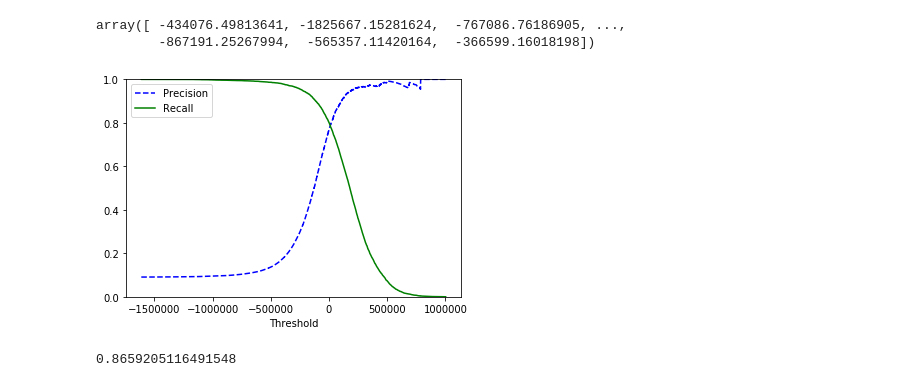
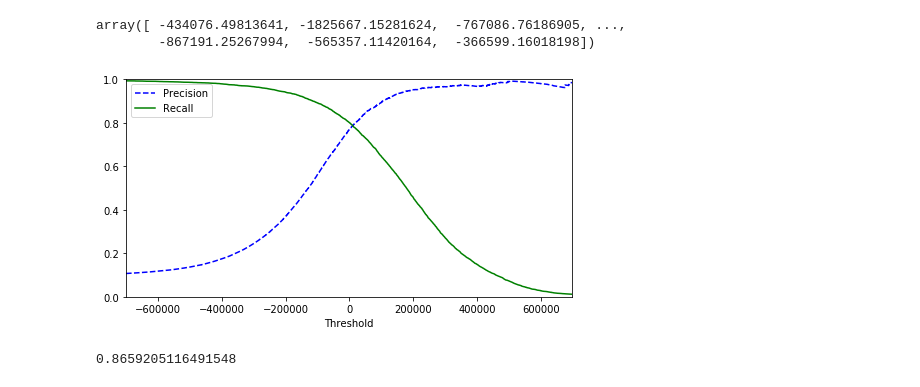
Before and after one commit to hankehly/handson-ml, a Jupyter notebook: Chapter 03 - Classification.ipynb, the cells around one changed output. Drawn from its saved outputs; the diff is of its cells as text; code cells hidden in the pictures.

Commit message:
Add precision vs recall graph

```diff
--- a/Chapter 03 - Classification.ipynb
+++ b/Chapter 03 - Classification.ipynb
@@ -241,15 +241,17 @@ precisions, recalls, thresholds = precision_recall_curve(y_train_5, y_scores)
 # %%
 def plot_precision_recall_vs_threshold(precisions, recalls, thresholds):
     plt.plot(thresholds, precisions[:-1], 'b--', label='Precision')
     plt.plot(thresholds, recalls[:-1], 'g-', label='Recall')
     plt.xlabel('Threshold')
     plt.legend(loc='upper left')
     plt.ylim([0, 1])
 
+plt.figure(figsize=(8, 4))
+plt.xlim([-700000, 700000])
 plot_precision_recall_vs_threshold(precisions, recalls, thresholds)
 plt.show()
 # %% [output]
-[figure, old version]
+[figure, new version]
 # %%
 # let's say we want to aim for 90% precision
 # if you look at the graph above, it looks like we should set our threshold
```
Also changed, not shown: parts of 1 cell of this notebook.
